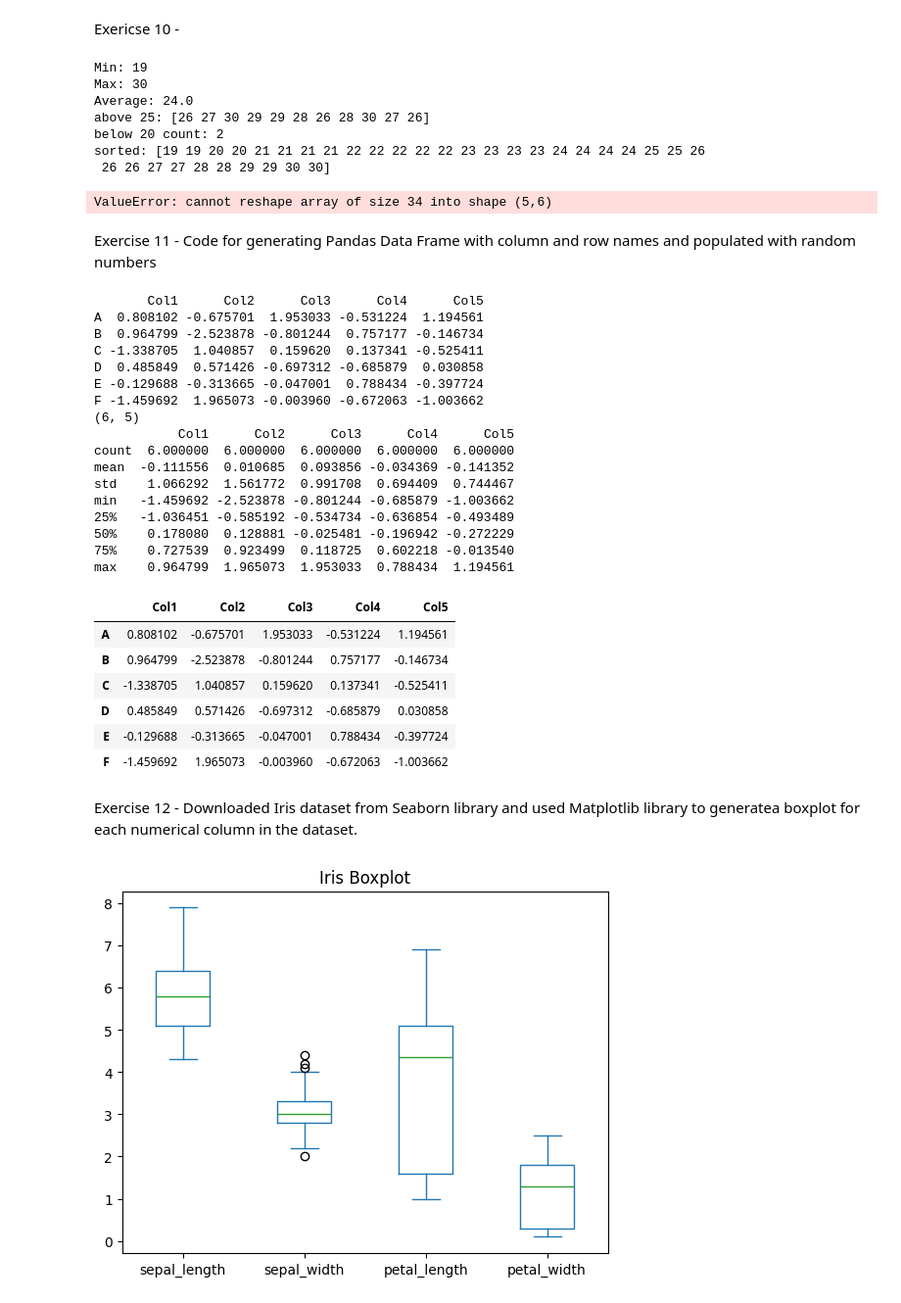
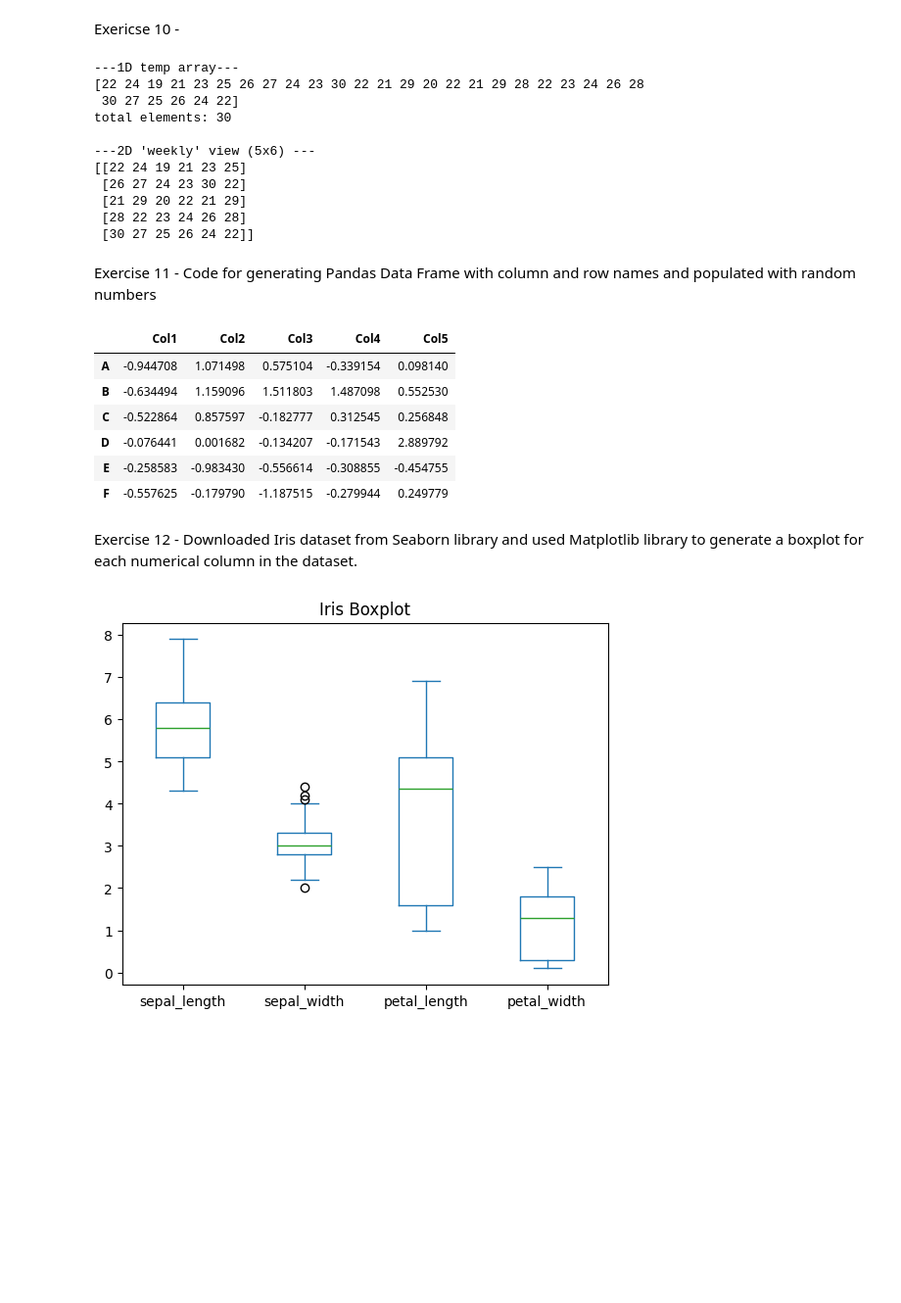
Before and after one commit to kelenyathi/UoP-2026, a Jupyter notebook: jupyter_notebook/portfolio.ipynb, the cells around one changed output. Shown at 98% size. Saved outputs shown, nothing was run; the diff lists cells and outputs as text; code cells hidden in the pictures; blank space fills up the shorter version.

Commit message:
errors

```diff
--- a/jupyter_notebook/portfolio.ipynb
+++ b/jupyter_notebook/portfolio.ipynb
@@ -171,70 +185,53 @@ SyntaxError: invalid syntax (2429223211.py, line 3)
 Exericse 10 -
 # %%
 import numpy as np
-temps = np.array([22,24,19,21,23,25,26,27,24,23,30,22,21,29,20,22,21,29,28,22,23,24,26,28,30,27,25,26,24,22,21,20,19,23])
-print ("Min:", temps.min())
-print ("Max:", temps.max())
-print ("Average:", temps.mean())
+temp_list=[
+    22,24,19,21,23,25,26,27,24,23,
+    30,22,21,29,20,22,21,29,28,22,
+    23,24,26,28,30,27,25,26,24,22
+    ]
+temps_1d=np.array(temp_list)
 
-fahrenheit = (temps * 9/5) + 32
+calendar_view=temps_1d.reshape(5,6)
+print("---1D temp array---")
+print(temps_1d)
+print(f"total elements: {len(temps_1d)}")
 
-print("above 25:", temps [temps>25])
-print("below 20 count:", len(temps[temps<20]))
-
-print ("sorted:", np.sort(temps))
-print ("reshaped:\n", temps.reshape(5,6))
+print("\n---2D 'weekly' view (5x6) ---")
+print (calendar_view)
 # %% [output]
-Min: 19
-Max: 30
-Average: 24.0
-above 25: [26 27 30 29 29 28 26 28 30 27 26]
-below 20 count: 2
-sorted: [19 19 20 20 21 21 21 21 22 22 22 22 22 23 23 23 23 24 24 24 24 25 25 26
- 26 26 27 27 28 28 29 29 30 30]
+---1D temp array---
+[22 24 19 21 23 25 26 27 24 23 30 22 21 29 20 22 21 29 28 22 23 24 26 28
+ 30 27 25 26 24 22]
+total elements: 30
+
+---2D 'weekly' view (5x6) ---
+[[22 24 19 21 23 25]
+ [26 27 24 23 30 22]
+ [21 29 20 22 21 29]
+ [28 22 23 24 26 28]
+ [30 27 25 26 24 22]]
-ValueError: cannot reshape array of size 34 into shape (5,6)
 # %% [markdown]
 Exercise 11 - Code‍ for ‍‍generating ‍‍Pandas ‍‍Data Frame ‍‍with‍ column ‍‍and‍ row‍ names ‍‍and ‍‍populated ‍with‍ random ‍‍numbers
 # %%
 import pandas as pd
 import numpy as np
 df=pd.DataFrame(
     np.random.randn(6,5),
     columns=["Col1", "Col2", "Col3","Col4","Col5"],
-    index=["A", "B", "C", "D", "E","F"]
-)
-
-print(df)
-print(df.shape)
-print(df.describe())
+    index=["A", "B", "C", "D", "E","F"])
 print
 df
 # %% [output]
-       Col1      Col2      Col3      Col4      Col5
-A  0.808102 -0.675701  1.953033 -0.531224  1.194561
-B  0.964799 -2.523878 -0.801244  0.757177 -0.146734
-C -1.338705  1.040857  0.159620  0.137341 -0.525411
-D  0.485849  0.571426 -0.697312 -0.685879  0.030858
-E -0.129688 -0.313665 -0.047001  0.788434 -0.397724
-F -1.459692  1.965073 -0.003960 -0.672063 -1.003662
-(6, 5)
-           Col1      Col2      Col3      Col4      Col5
-count  6.000000  6.000000  6.000000  6.000000  6.000000
-mean  -0.111556  0.010685  0.093856 -0.034369 -0.141352
-std    1.066292  1.561772  0.991708  0.694409  0.744467
-min   -1.459692 -2.523878 -0.801244 -0.685879 -1.003662
-25%   -1.036451 -0.585192 -0.534734 -0.636854 -0.493489
-50%    0.178080  0.128881 -0.025481 -0.196942 -0.272229
-75%    0.727539  0.923499  0.118725  0.602218 -0.013540
-max    0.964799  1.965073  1.953033  0.788434  1.194561
 |  | Col1 | Col2 | Col3 | Col4 | Col5 |
-| A | 0.808102 | -0.675701 | 1.953033 | -0.531224 | 1.194561 |
-| B | 0.964799 | -2.523878 | -0.801244 | 0.757177 | -0.146734 |
-| C | -1.338705 | 1.040857 | 0.159620 | 0.137341 | -0.525411 |
-| D | 0.485849 | 0.571426 | -0.697312 | -0.685879 | 0.030858 |
-| E | -0.129688 | -0.313665 | -0.047001 | 0.788434 | -0.397724 |
-| F | -1.459692 | 1.965073 | -0.003960 | -0.672063 | -1.003662 |
+| A | -0.944708 | 1.071498 | 0.575104 | -0.339154 | 0.098140 |
+| B | -0.634494 | 1.159096 | 1.511803 | 1.487098 | 0.552530 |
+| C | -0.522864 | 0.857597 | -0.182777 | 0.312545 | 0.256848 |
+| D | -0.076441 | 0.001682 | -0.134207 | -0.171543 | 2.889792 |
+| E | -0.258583 | -0.983430 | -0.556614 | -0.308855 | -0.454755 |
+| F | -0.557625 | -0.179790 | -1.187515 | -0.279944 | 0.249779 |
 # %% [markdown]
-Exercise 12 - Download‍ed Iris ‍‍dataset ‍‍from‍ Seaborn‍ library ‍‍and ‍‍use‍d Matplotlib ‍‍library‍ to ‍‍generate‍a‍ boxplot‍ for‍ each ‍‍numerical‍ column ‍‍in‍ the ‍‍dataset.
+Exercise 12 - Download‍ed Iris ‍‍dataset ‍‍from‍ Seaborn‍ library ‍‍and ‍‍use‍d Matplotlib ‍‍library‍ to ‍‍generate‍ a‍ boxplot‍ for‍ each ‍‍numerical‍ column ‍‍in‍ the ‍‍dataset.
 # %%
 #imported library
 import seaborn as sns
```
Also changed, not shown: parts of 8 cells of this notebook.
